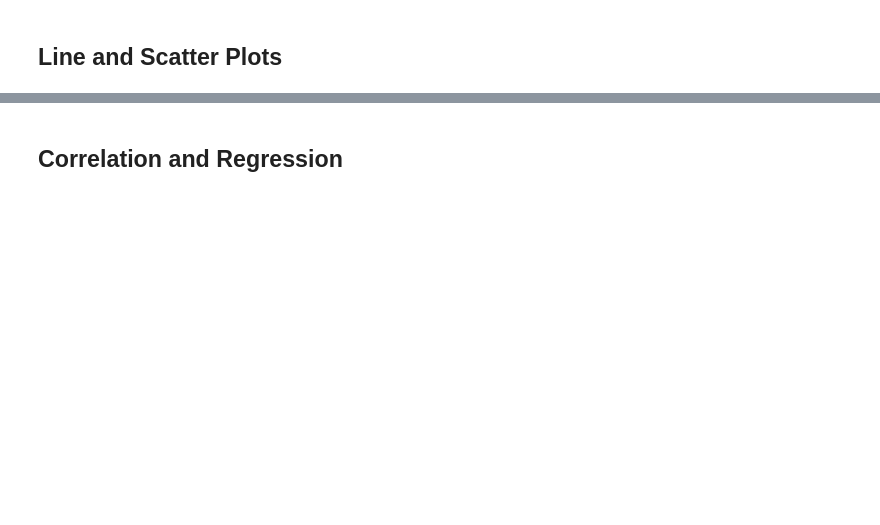
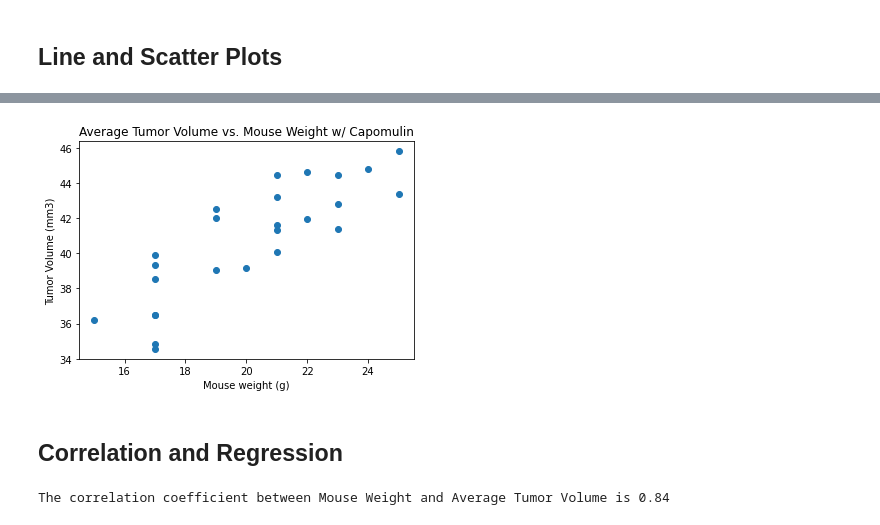
Before and after one commit to Nickfeliciano2/Matplotlib, a Jupyter notebook: Pymaceuticals/pymaceuticals_starter.ipynb, the cells around one changed output, grey strips where cells are left out. Saved outputs shown, nothing was run; the diff lists cells and outputs as text; code cells hidden in the pictures; blank space fills up the shorter version.

```diff
--- a/Pymaceuticals/pymaceuticals_starter.ipynb
+++ b/Pymaceuticals/pymaceuticals_starter.ipynb
@@ -356,0 +320,4 @@ y = pandas_bar_plot
+# %%
+volume_weight = capomulin.groupby(['Mouse ID']).agg(Mouse_weight=('Weight (g)', np.mean),
+                                                    Tumor_vol_mean=('Tumor Volume (mm3)', np.mean)).round(2)
+volume_weight.head(30)
@@ -357,7 +343,21 @@ y = pandas_bar_plot
 # %%
 # Generate a scatter plot of average tumor volume vs. mouse weight for the Capomulin regimen
+
+plt.scatter(volume_weight["Mouse_weight"],volume_weight["Tumor_vol_mean"])
+plt.title("Average Tumor Volume vs. Mouse Weight w/ Capomulin")
+plt.xlabel("Mouse weight (g)")
+plt.ylabel("Tumor Volume (mm3)")
+
+plt.show()
+# %% [output]
+[figure, added]
 # %% [markdown]
 ## Correlation and Regression
 # %%
 # Calculate the correlation coefficient and linear regression model
 # for mouse weight and average tumor volume for the Capomulin regimen
+
+correlation = st.pearsonr(volume_weight["Mouse_weight"],volume_weight["Tumor_vol_mean"])
+print(f"The correlation coefficient between Mouse Weight and Average Tumor Volume is {round(correlation[0],2)}")
+# %% [output]
+The correlation coefficient between Mouse Weight and Average Tumor Volume is 0.84
```
Also changed, not shown: parts of 33 cells of this notebook.
